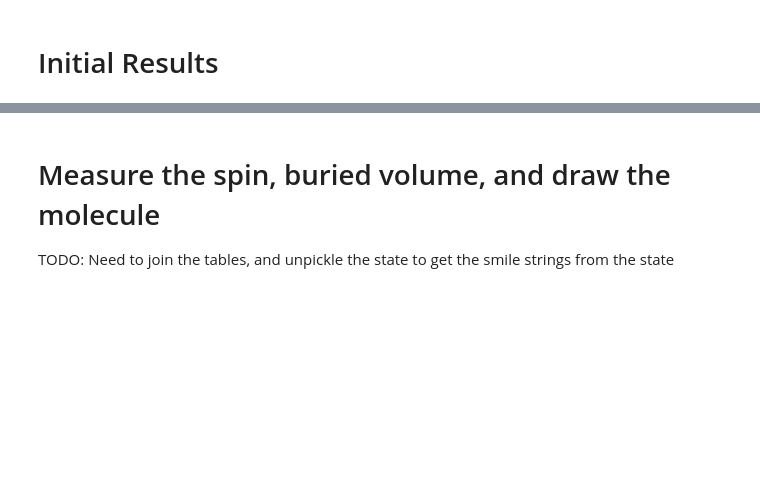
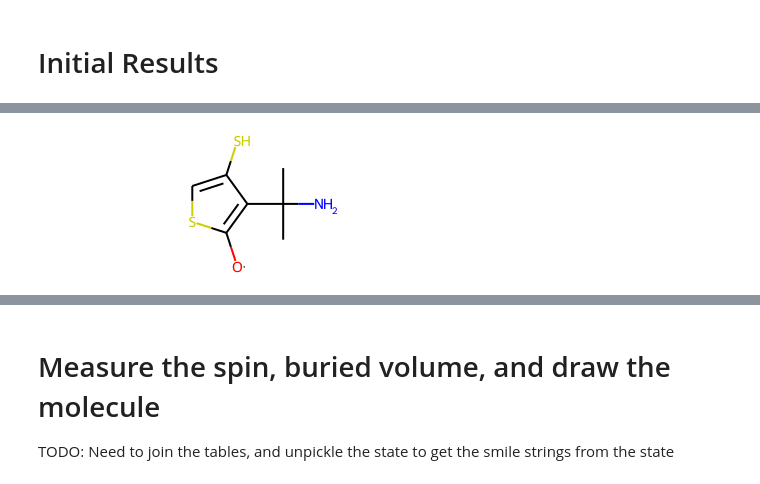
Before and after one commit to NREL/rlmolecule, a Jupyter notebook: examples/stable_radical_optimization/notebooks/monitor_progress.ipynb, the cells around one changed output, grey strips where cells are left out. Cells and saved outputs as stored; diff of their text form; code cells hidden in the pictures; blank space fills up the shorter version.

```diff
--- a/examples/stable_radical_optimization/notebooks/monitor_progress.ipynb
+++ b/examples/stable_radical_optimization/notebooks/monitor_progress.ipynb
@@ -130,0 +130,4 @@ from rlmolecule.molecule.molecule_state import MoleculeState
+# %%
+rdkit.Chem.MolFromSmiles('CC(C)(N)c1c(S)csc1[O]')
+# %% [output]
+[figure, added]
```
Also changed, not shown: parts of 23 cells of this notebook, 3 other files.
